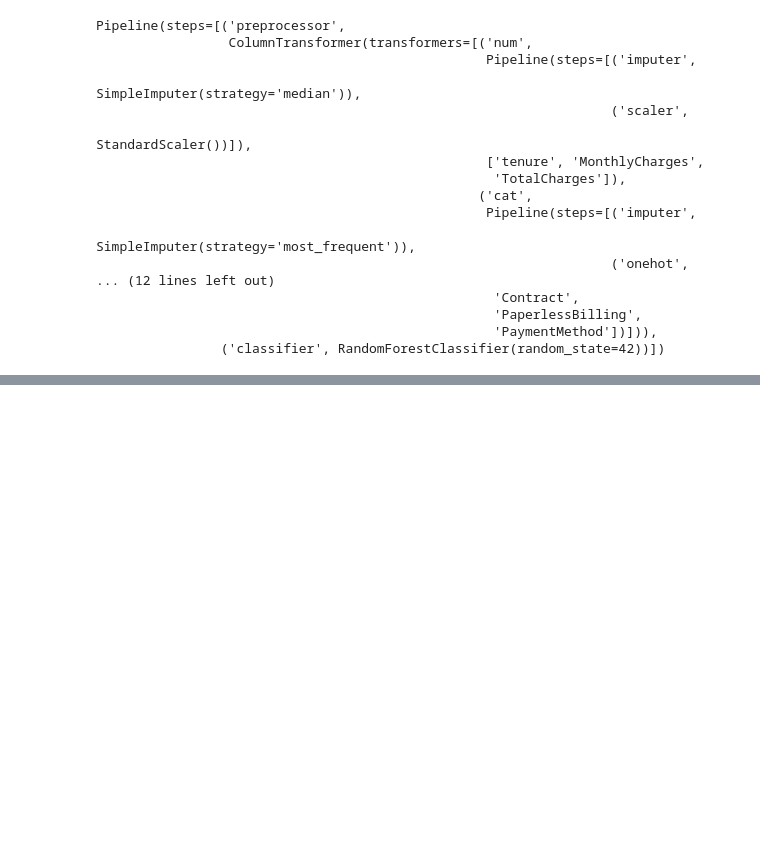
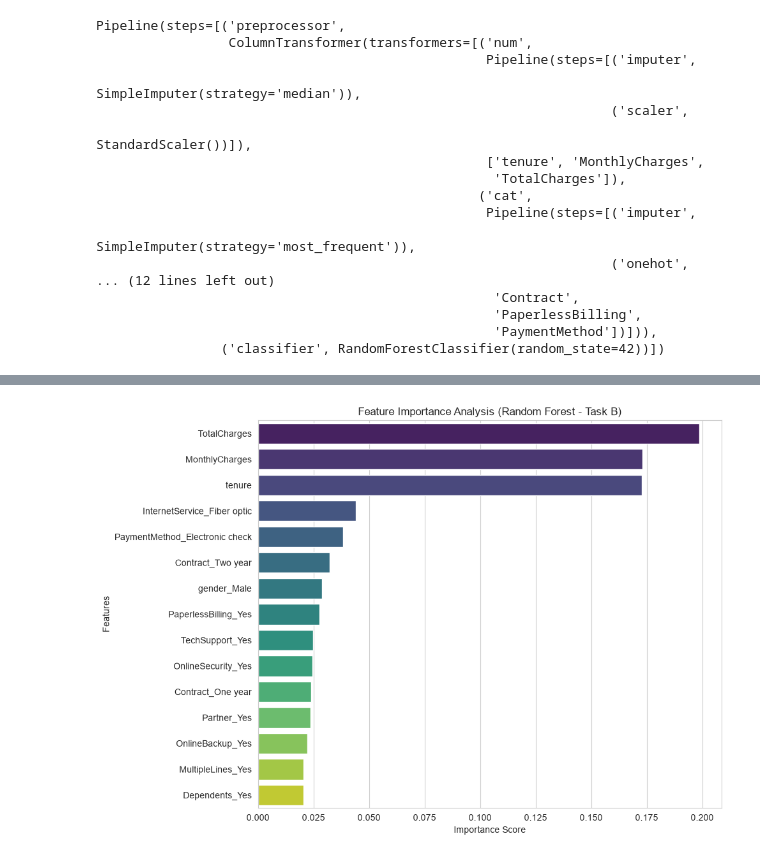
Before and after one commit to roaa-ashraf1/final_ml-_project, a Jupyter notebook: telco-churn-mlops/notebooks/01_preprocessing_and_feature_engineering.ipynb, the cells around one changed output, grey strips where cells are left out. Cells and saved outputs as stored; diff of their text form; code cells hidden in the pictures; blank space fills up the shorter version.

Commit message:
adding feature importance

```diff
--- a/telco-churn-mlops/notebooks/01_preprocessing_and_feature_engineering.ipynb
+++ b/telco-churn-mlops/notebooks/01_preprocessing_and_feature_engineering.ipynb
@@ -263,3 +263,10 @@ Pipeline(steps=[('preprocessor',
                                                    'PaperlessBilling',
                                                    'PaymentMethod'])])),
                 ('classifier', RandomForestClassifier(random_state=42))])
+# %%
+rf_fe_pipeline = Pipeline(steps=[
+    ('preprocessor', get_preprocessor(X_train)),
+    ('classifier', RandomForestClassifier(n_estimators=100, random_state=42))
+])
+# %%
+rf_fe_pipeline.fit(X_train, y_train)
@@ -265,0 +291,10 @@ Pipeline(steps=[('preprocessor',
+# %%
+feature_names = [
+    name.split('__')[-1]
+    for name in rf_fe_pipeline.named_steps['preprocessor'].get_feature_names_out()
+]
+# %%
+fe_importance_df = pd.DataFrame({
+    'Feature': feature_names,
+    'Importance': rf_fe_pipeline.named_steps['classifier'].feature_importances_
+}).sort_values(by='Importance', ascending=False)
@@ -265,0 +320,17 @@ Pipeline(steps=[('preprocessor',
+# %%
+plt.figure(figsize=(10, 7))
+sns.barplot(
+    x='Importance',
+    y='Feature',
+    data=fe_importance_df.head(15),
+    palette='viridis',
+    hue='Feature',
+    legend=False
+)
+plt.title('Feature Importance Analysis (Random Forest - Task B)')
+plt.xlabel('Importance Score')
+plt.ylabel('Features')
+plt.tight_layout()
+plt.show()
+# %% [output]
+[figure, added]
```
Also changed, not shown: parts of 2 cells of this notebook.
